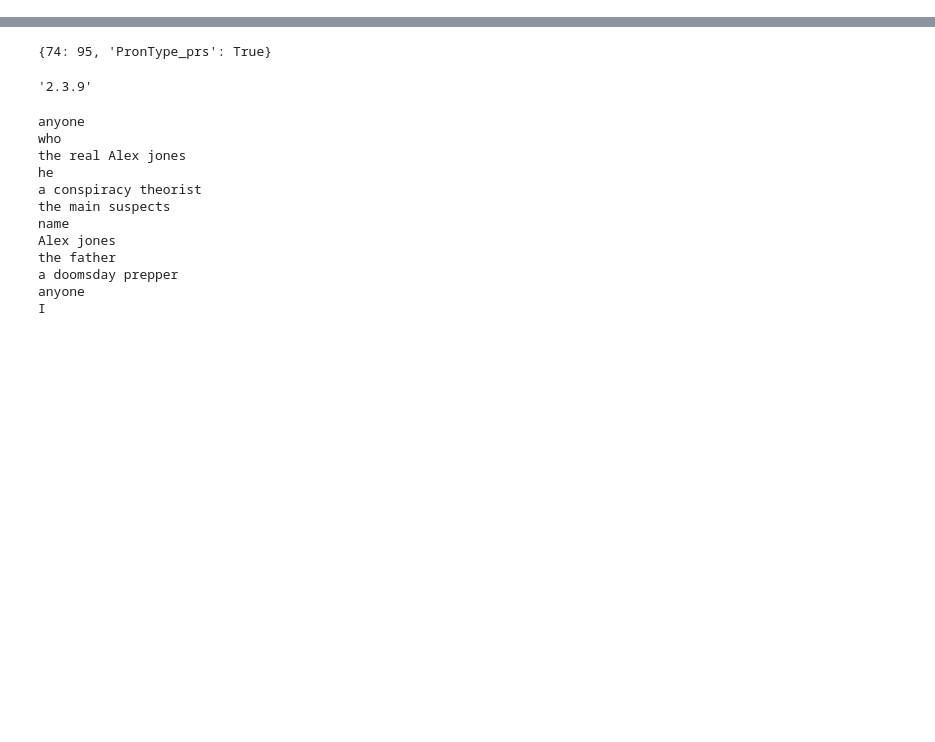
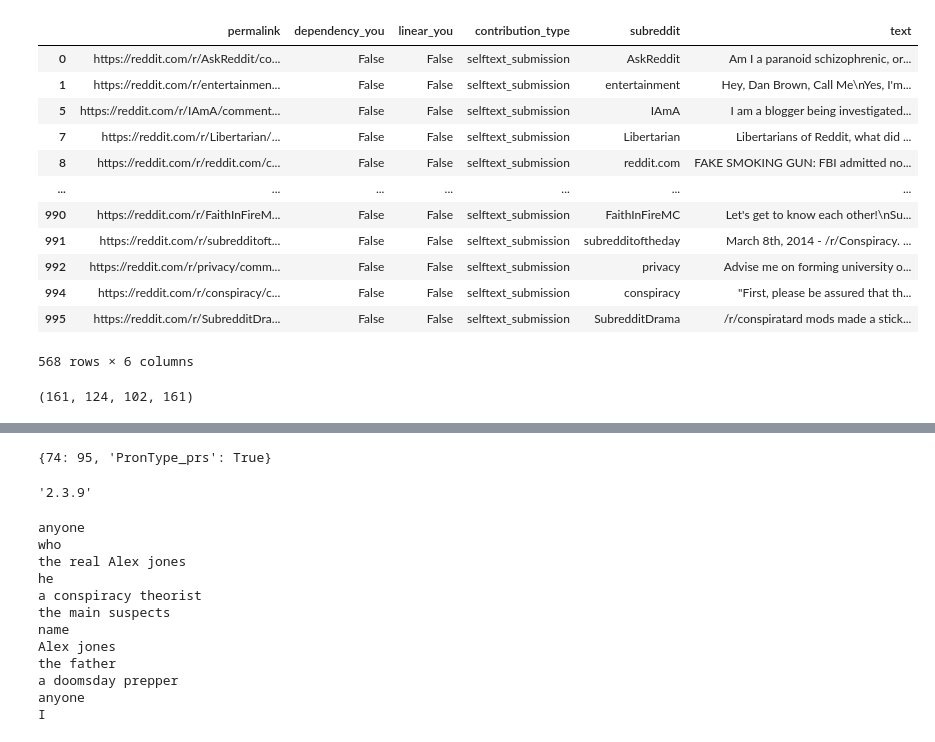
Before and after one commit to hide-ous/thrutherstoo, a Jupyter notebook: notebooks/find_direct_labeling_instances.ipynb, the cells around one changed output, grey strips where cells are left out. Saved outputs shown, nothing was run; the diff lists cells and outputs as text; code cells hidden in the pictures; blank space fills up the shorter version.

```diff
--- a/notebooks/find_direct_labeling_instances.ipynb
+++ b/notebooks/find_direct_labeling_instances.ipynb
@@ -138,0 +144,36 @@ for txt in df.dequoted_text.head(100):
+# %%
+fullnames_strategy_1 = set(i[2] for i in strategy_1 if any(tok.morph.to_dict().get('Person', None) =='2' for tok in i[0].sent))
+fullnames_strategy_2 = set(i[2] for i in strategy_2 if i[0].root.morph.to_dict().get('Person', None) =='2')
+fullnames_strategy_3 = set(i[2] for i in strategy_3 if i[0].root.morph.to_dict().get('Person', None) =='2')
+# %%
+all_othering = df[df.fullname.isin(fullnames_strategy_3.union(fullnames_strategy_2).union(fullnames_strategy_1))].copy()
+# %%
+all_othering['linear_you'] = all_othering.fullname.isin(strategy_2)
+all_othering['dependency_you'] = all_othering.fullname.isin(strategy_3)
+# %%
+def get_permalink(contribution):
+    if 'permalink' in contribution:
+        return 'https://reddit.com'+contribution['permalink']
+    elif contribution['contribution_type']=='comment':
+        return f'https://new.reddit.com/r/{contribution["subreddit"]}/comments/{contribution["link_fullname"].split("_")[-1]}/comment/{contribution["fullname"].split("_")[-1]}/'
+    else:
+        return f'https://new.reddit.com/r/{contribution["subreddit"]}/comments/{contribution["fullname"].split("_")[-1]}/'
+
+
+all_othering['permalink'] = all_othering.permalink.apply(lambda x:'https://reddit.com'+x)
+# %%
+all_othering[['permalink', 'dependency_you', 'linear_you', 'contribution_type', 'subreddit', 'text']]
+# %% [output]
+|  | permalink | dependency_you | linear_you | contribution_type | subreddit | text |
+| 0 | https://reddit.com/r/AskReddit/co... | False | False | selftext_submission | AskReddit | Am I a paranoid schizophrenic, or... |
+| 1 | https://reddit.com/r/entertainmen... | False | False | selftext_submission | entertainment | Hey, Dan Brown, Call Me\nYes, I'm... |
+| 5 | https://reddit.com/r/IAmA/comment... | False | False | selftext_submission | IAmA | I am a blogger being investigated... |
+| 7 | https://reddit.com/r/Libertarian/... | False | False | selftext_submission | Libertarian | Libertarians of Reddit, what did ... |
+| 8 | https://reddit.com/r/reddit.com/c... | False | False | selftext_submission | reddit.com | FAKE SMOKING GUN: FBI admitted no... |
+| ... | ... | ... | ... | ... | ... | ... |
+| 990 | https://reddit.com/r/FaithInFireM... | False | False | selftext_submission | FaithInFireMC | Let's get to know each other!\nSu... |
+| 991 | https://reddit.com/r/subredditoft... | False | False | selftext_submission | subredditoftheday | March 8th, 2014 - /r/Conspiracy. ... |
+| 992 | https://reddit.com/r/privacy/comm... | False | False | selftext_submission | privacy | Advise me on forming university o... |
+| 994 | https://reddit.com/r/conspiracy/c... | False | False | selftext_submission | conspiracy | "First, please be assured that th... |
+| 995 | https://reddit.com/r/SubredditDra... | False | False | selftext_submission | SubredditDrama | /r/conspiratard mods made a stick... |
+568 rows × 6 columns
@@ -138,0 +192,4 @@ for txt in df.dequoted_text.head(100):
+# %%
+len(fullnames_strategy_1), len(fullnames_strategy_2), len(fullnames_strategy_3), len(fullnames_strategy_3.union(fullnames_strategy_2).union(fullnames_strategy_1))
+# %% [output]
+(161, 124, 102, 161)
```
Also changed, not shown: parts of 10 cells of this notebook.
